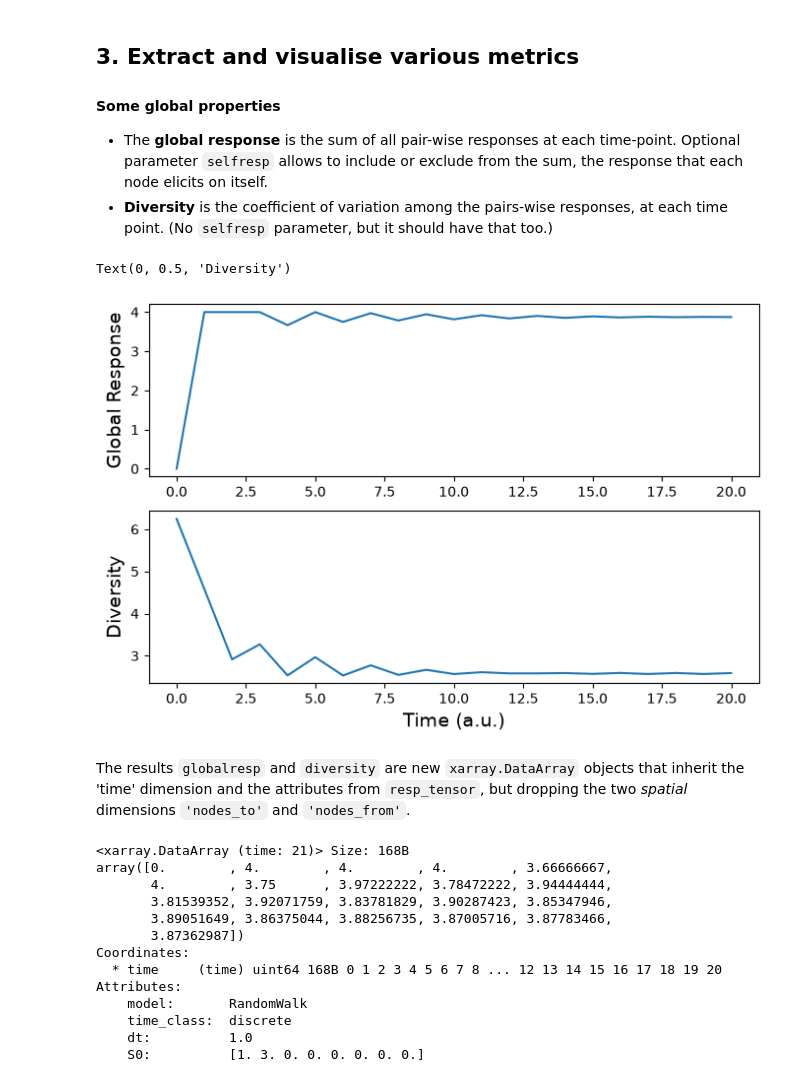
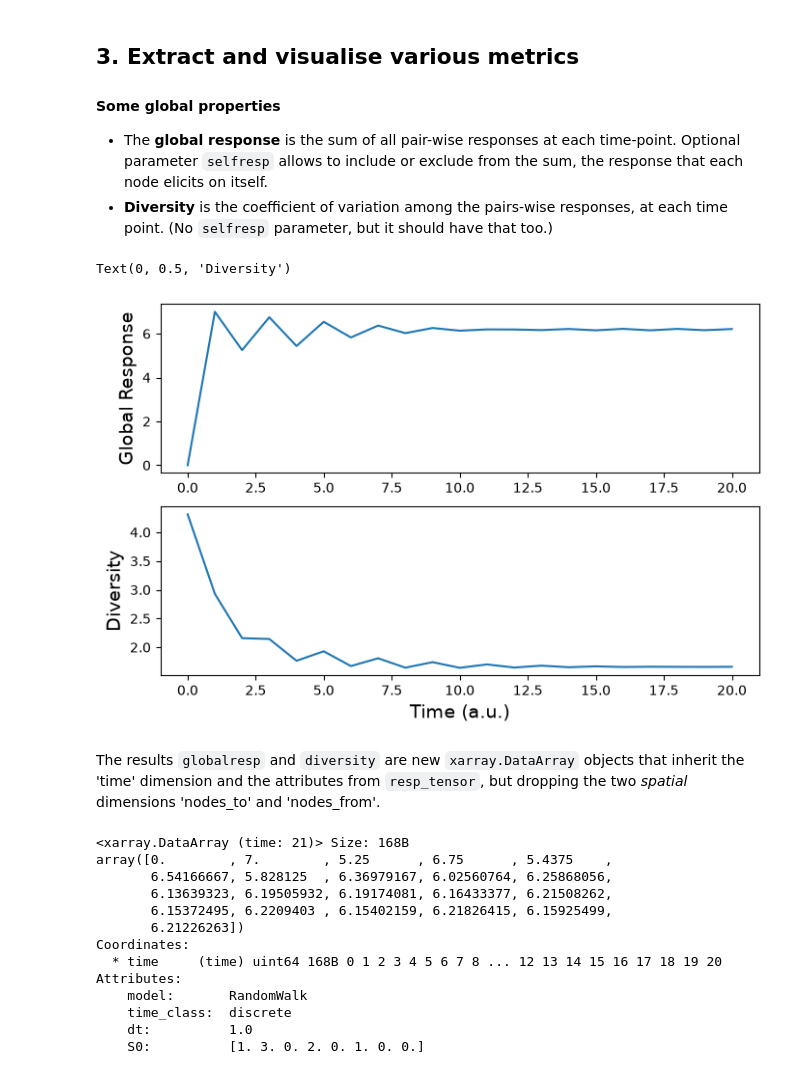
Before and after one commit to mb-BCA/SiReNetA, a Jupyter notebook: Examples/Test_RandomWalk.ipynb, the cells around one changed output. Cells and saved outputs as stored; diff of their text form; code cells hidden in the pictures.

```diff
--- a/Examples/Test_RandomWalk.ipynb
+++ b/Examples/Test_RandomWalk.ipynb
@@ -95,14 +95,16 @@ In this case, the model has no parameters but we first need to compute its trans
 # 1) Define the duration of the simulation
 tfinal = 20
 
-# 2) Define the input amplitudes as a vector
+# 2) Define the stimulus amplitudes (initial conditions) as a vector
 N = len(net)
-# All nodes start with one night walker
-S0vec = 1
-# Define initial number of walkers arbitrarily
+## All nodes start with one night walker
+#S0vec = 1
+## Define initial number of walkers arbitrarily
 S0vec = np.zeros(N, dtype=np.float64)
 S0vec[0] = 1
 S0vec[1] = 3
+S0vec[3] = 2
+S0vec[5] = 1
 
 # 3) Finally, compute the pair-wise response matrices (response tensor)
 resp_tensor = sna.responses.RandomWalk(net, S0=S0vec, tmax=tfinal)
@@ -244,37 +248,39 @@ for t in range(0,tfinal,5):
 # %%
 ## COMPUTE AND VISUALISE SOME METRICS
 globalresp = sna.GlobalResponse(resp_tensor, selfresp=False)
 diversity = sna.Diversity(resp_tensor)
 
 # Visualise the results
+tpoints = globalresp['time'].values
+
 plt.figure(figsize=(8,5))
 plt.subplot(2,1,1)
 plt.plot(tpoints, globalresp.values);
 plt.ylabel( 'Global Response' )
 
 plt.subplot(2,1,2)
 plt.plot(tpoints, diversity.values);
 plt.xlabel( 'Time (a.u.)' )
 plt.ylabel( 'Diversity' )
 # %% [output]
 Text(0, 0.5, 'Diversity')
-[figure, old version]
+[figure, new version]
 # %% [markdown]
-The results `globalresp` and `diversity` are new `xarray.DataArray` objects that inherit the 'time' dimension and the attributes from `resp_tensor`, but dropping the two *spatial* dimensions `'nodes_to'` and `'nodes_from'`.
+The results `globalresp` and `diversity` are new `xarray.DataArray` objects that inherit the 'time' dimension and the attributes from `resp_tensor`, but dropping the two *spatial* dimensions 'nodes_to' and 'nodes_from'.
 # %%
 globalresp
 #diversity
 # %% [output]
 <xarray.DataArray (time: 21)> Size: 168B
-array([0.        , 4.        , 4.        , 4.        , 3.66666667,
-       4.        , 3.75      , 3.97222222, 3.78472222, 3.94444444,
-       3.81539352, 3.92071759, 3.83781829, 3.90287423, 3.85347946,
-       3.89051649, 3.86375044, 3.88256735, 3.87005716, 3.87783466,
-       3.87362987])
+array([0.        , 7.        , 5.25      , 6.75      , 5.4375    ,
+       6.54166667, 5.828125  , 6.36979167, 6.02560764, 6.25868056,
+       6.13639323, 6.19505932, 6.19174081, 6.16433377, 6.21508262,
+       6.15372495, 6.2209403 , 6.15402159, 6.21826415, 6.15925499,
+       6.21226263])
 Coordinates:
   * time     (time) uint64 168B 0 1 2 3 4 5 6 7 8 ... 12 13 14 15 16 17 18 19 20
 Attributes:
     model:       RandomWalk
     time_class:  discrete
     dt:          1.0
-    S0:          [1. 3. 0. 0. 0. 0. 0. 0.]
+    S0:          [1. 3. 0. 2. 0. 1. 0. 0.]
```
Also changed, not shown: parts of 55 cells of this notebook.
